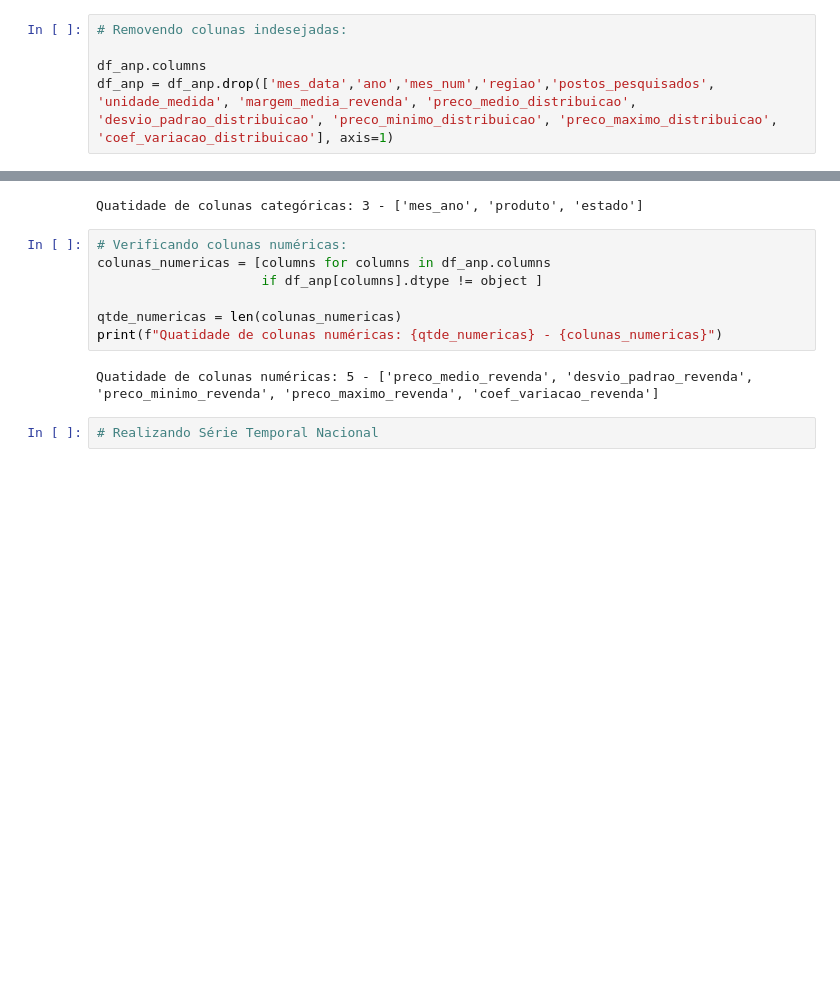
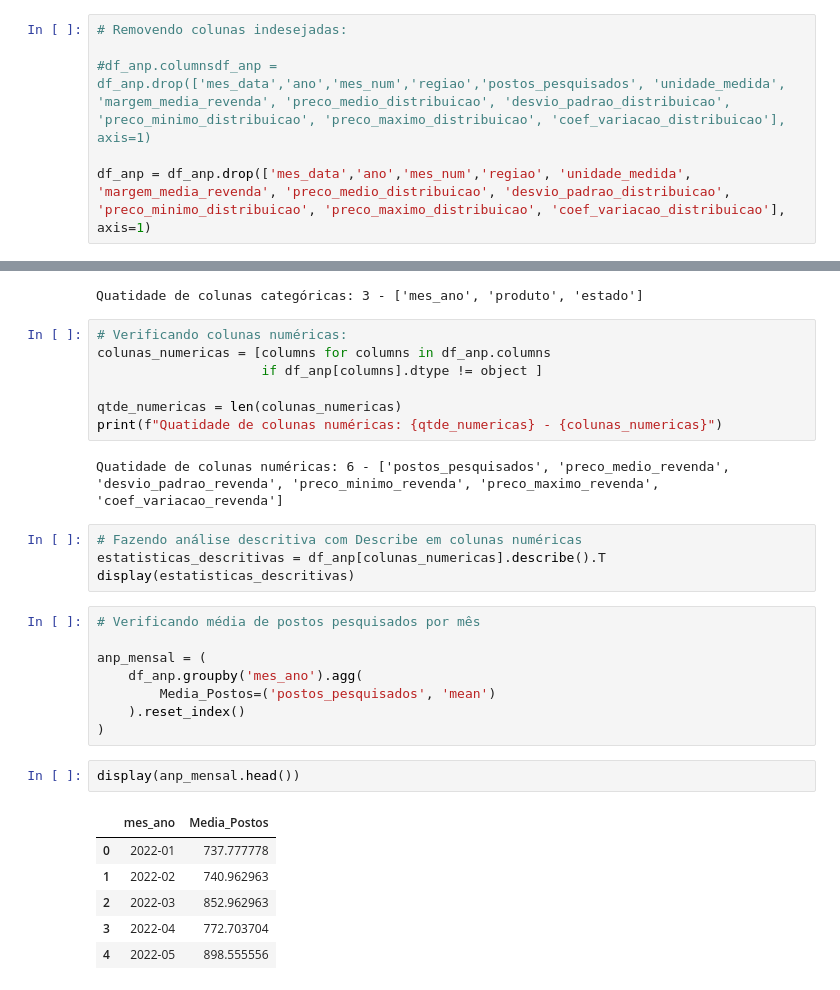
Before and after one commit to vitorjensen/Python_para_Analise_de_Dados, a Jupyter notebook: Projetos/Análise Exploratória de Combustível/Análise_Exploratória_de_Combustível.ipynb, the cells around one changed output, grey strips where cells are left out. Cells and saved outputs as stored; diff of their text form; blank space fills up the shorter version.

Commit message:
Calculando média de postos pesquisados por mês

```diff
--- a/Projetos/Análise Exploratória de Combustível/Análise_Exploratória_de_Combustível.ipynb
+++ b/Projetos/Análise Exploratória de Combustível/Análise_Exploratória_de_Combustível.ipynb
@@ -341,8 +355,9 @@ Etapas de Tratamento da base:
 # %%
 # Removendo colunas indesejadas:
 
-df_anp.columns
-df_anp = df_anp.drop(['mes_data','ano','mes_num','regiao','postos_pesquisados', 'unidade_medida', 'margem_media_revenda', 'preco_medio_distribuicao', 'desvio_padrao_distribuicao', 'preco_minimo_distribuicao', 'preco_maximo_distribuicao', 'coef_variacao_distribuicao'], axis=1)
+#df_anp.columnsdf_anp = df_anp.drop(['mes_data','ano','mes_num','regiao','postos_pesquisados', 'unidade_medida', 'margem_media_revenda', 'preco_medio_distribuicao', 'desvio_padrao_distribuicao', 'preco_minimo_distribuicao', 'preco_maximo_distribuicao', 'coef_variacao_distribuicao'], axis=1)
+
+df_anp = df_anp.drop(['mes_data','ano','mes_num','regiao', 'unidade_medida', 'margem_media_revenda', 'preco_medio_distribuicao', 'desvio_padrao_distribuicao', 'preco_minimo_distribuicao', 'preco_maximo_distribuicao', 'coef_variacao_distribuicao'], axis=1)
 # %%
 # Verificando Total de Linhas e Colunas
 
@@ -425,6 +455,25 @@ colunas_numericas = [columns for columns in df_anp.columns
 qtde_numericas = len(colunas_numericas)
 print(f"Quatidade de colunas numéricas: {qtde_numericas} - {colunas_numericas}")
 # %% [output]
-Quatidade de colunas numéricas: 5 - ['preco_medio_revenda', 'desvio_padrao_revenda', 'preco_minimo_revenda', 'preco_maximo_revenda', 'coef_variacao_revenda']
+Quatidade de colunas numéricas: 6 - ['postos_pesquisados', 'preco_medio_revenda', 'desvio_padrao_revenda', 'preco_minimo_revenda', 'preco_maximo_revenda', 'coef_variacao_revenda']
-# %%
-# Realizando Série Temporal Nacional
+# %%
+# Fazendo análise descritiva com Describe em colunas numéricas
+estatisticas_descritivas = df_anp[colunas_numericas].describe().T
+display(estatisticas_descritivas)
+# %%
+# Verificando média de postos pesquisados por mês
+
+anp_mensal = (
+    df_anp.groupby('mes_ano').agg(
+        Media_Postos=('postos_pesquisados', 'mean')
+    ).reset_index()
+)
+# %%
+display(anp_mensal.head())
+# %% [output]
+|  | mes_ano | Media_Postos |
+| 0 | 2022-01 | 737.777778 |
+| 1 | 2022-02 | 740.962963 |
+| 2 | 2022-03 | 852.962963 |
+| 3 | 2022-04 | 772.703704 |
+| 4 | 2022-05 | 898.555556 |
```
Also changed, not shown: parts of 4 cells of this notebook.
